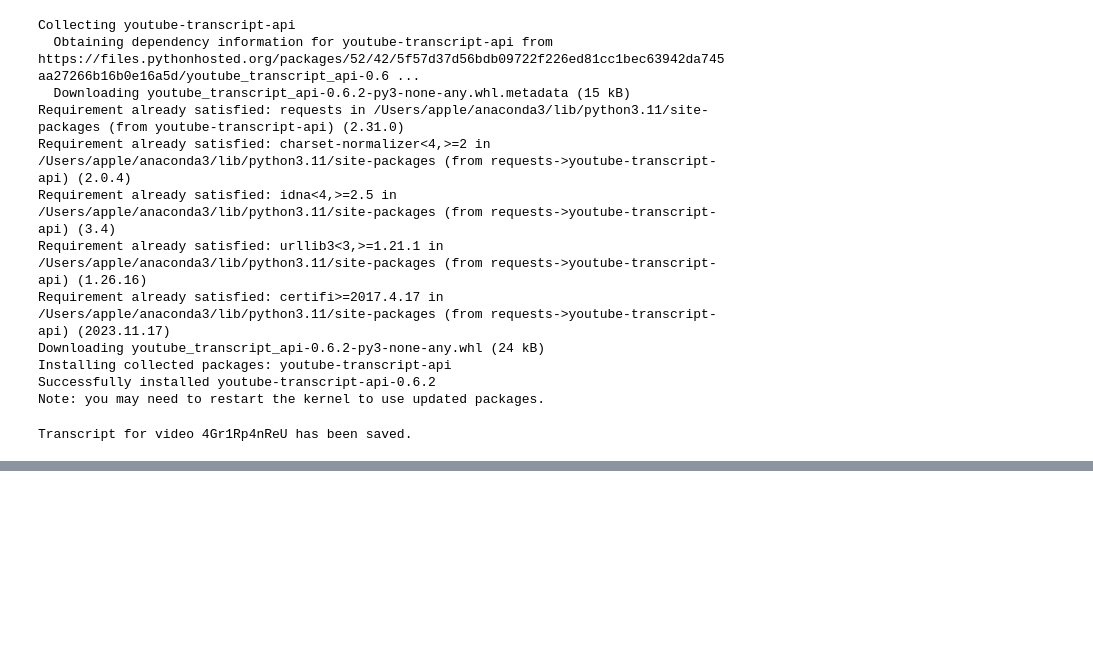
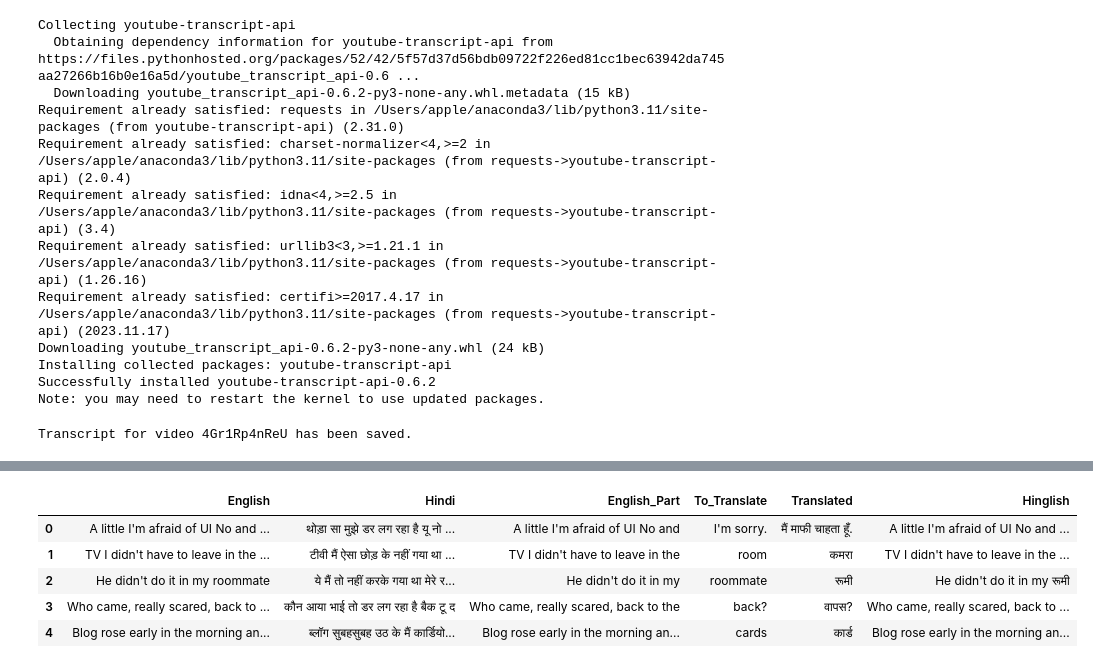
Before and after one commit to ukarthikvarmaCCT/Continous_Assessment_Sem_2, a Jupyter notebook: Untitled.ipynb, the cells around one changed output, grey strips where cells are left out. Saved outputs shown, nothing was run; the diff lists cells and outputs as text; code cells hidden in the pictures; blank space fills up the shorter version.

```diff
--- a/Untitled.ipynb
+++ b/Untitled.ipynb
@@ -41,0 +136,14 @@ Transcript for video 4Gr1Rp4nReU has been saved.
+# %%
+from transformers import pipeline
+
+# Initialize the translation pipeline
+translator = pipeline('translation_hi_to_en', model='Helsinki-NLP/opus-mt-hi-en')
+
+# Assuming df_subtitles is your DataFrame containing the Hindi text
+translated_texts = []
+for hindi_text in df_subtitles['Hindi']:
+    translated_text = translator(hindi_text, max_length=512)[0]['translation_text']
+    translated_texts.append(translated_text)
+
+# Add the translated texts to the DataFrame
+df_subtitles['English'] = translated_texts
@@ -41,0 +236,45 @@ Transcript for video 4Gr1Rp4nReU has been saved.
+# %%
+from transformers import pipeline
+def split_on_last_stopword(sentence, stop_words):
+    words = sentence.split()
+    last_stop_word_index = None
+    for i, word in enumerate(words):
+        if word.lower() in stop_words:
+            last_stop_word_index = i
+
+    if last_stop_word_index is not None and last_stop_word_index + 1 < len(words):
+        return " ".join(words[:last_stop_word_index + 1]), " ".join(words[last_stop_word_index + 1:])
+    else:
+        return sentence, ""
+
+# Splitting the English sentences and creating a new column for the part to be translated
+df_subtitles['English_Part'] = ""
+df_subtitles['To_Translate'] = ""
+
+for index, row in df_subtitles.iterrows():
+    english_part, to_translate = split_on_last_stopword(row['English'], stop_words)
+    df_subtitles.at[index, 'English_Part'] = english_part
+    df_subtitles.at[index, 'To_Translate'] = to_translate
+
+# Initialize the translation model pipeline
+translator = pipeline("translation_en_to_hi", model="Helsinki-NLP/opus-mt-en-hi")
+
+def translate_to_hindi(text):
+    if text.strip():  # Check if the text is not just empty or whitespace
+        translation = translator(text, max_length=512)[0]['translation_text']
+        return translation
+    return ""
+# Simulating the translation (here we just reverse the order of words to mimic translation)
+df_subtitles['Translated'] = df_subtitles['To_Translate'].apply(translate_to_hindi)
+
+# Combining the English part and the "translated" Hindi to form Hinglish sentences
+df_subtitles['Hinglish'] = df_subtitles.apply(lambda row: row['English_Part'] + ' ' + row['Translated'], axis=1)
+
+df_subtitles[['English', 'Hindi', 'English_Part', 'To_Translate', 'Translated', 'Hinglish']].head()
+# %% [output]
+|  | English | Hindi | English_Part | To_Translate | Translated | Hinglish |
+| 0 | A little I'm afraid of UI No and ... | थोड़ा सा मुझे डर लग रहा है यू नो ... | A little I'm afraid of UI No and | I'm sorry. | मैं माफी चाहता हूँ. | A little I'm afraid of UI No and ... |
+| 1 | TV I didn't have to leave in the ... | टीवी मैं ऐसा छोड़ के नहीं गया था ... | TV I didn't have to leave in the | room | कमरा | TV I didn't have to leave in the ... |
+| 2 | He didn't do it in my roommate | ये मैं तो नहीं करके गया था मेरे र... | He didn't do it in my | roommate | रूमी | He didn't do it in my रूमी |
+| 3 | Who came, really scared, back to ... | कौन आया भाई तो डर लग रहा है बैक टू द | Who came, really scared, back to the | back? | वापस? | Who came, really scared, back to ... |
+| 4 | Blog rose early in the morning an... | ब्लॉग सुबहसुबह उठ के मैं कार्डियो... | Blog rose early in the morning an... | cards | कार्ड | Blog rose early in the morning an... |
```
Also changed, not shown: parts of 9 cells of this notebook, 1 other file.
